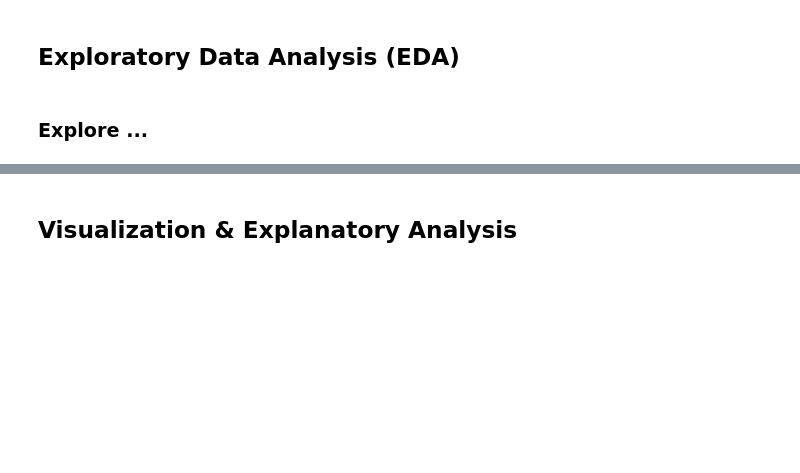
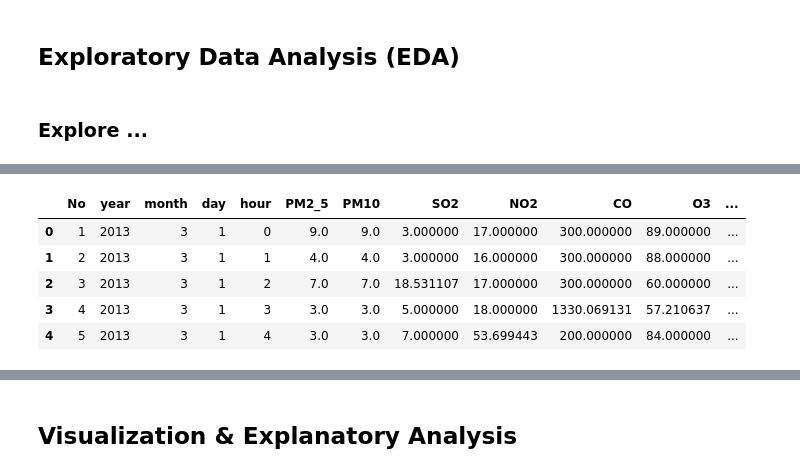
Before and after one commit to agna2103/l_analisis_data, a Jupyter notebook: notebook.ipynb, the cells around one changed output, grey strips where cells are left out. Drawn from its saved outputs; the diff is of its cells as text; code cells hidden in the pictures; blank space fills up the shorter version.

```diff
--- a/notebook.ipynb
+++ b/notebook.ipynb
@@ -605,0 +630,25 @@ dtype: int64
+# %%
+#fungsi untuk menentukan nilai aqi berdasarkan sub index
+def calculate_sub_index(concentration, breakpoints):
+    for (low_conc, high_conc, low_index, high_index) in breakpoints:
+        if low_conc <= concentration <= high_conc:
+            return low_index + (high_index - low_index) / (high_conc - low_conc) * (concentration - low_conc)
+    # jika nilai sub index melebihi batas maka akan dikembalikan menjadi nilai tertinggi aqi
+    return 500
+# %%
+# menghitung nilai AQI untuk setiap baris pada data set
+def calculate_aqi(row):
+
+    # mengubah nilai konsentrasi polutan menjadi sub index
+    row['PM2_5_sub_index'] = calculate_sub_index(row['PM2_5'], PM2_5_breakpoints)
+    row['PM10_sub_index'] = calculate_sub_index(row['PM10'], PM10_breakpoints)
+    row['NO2_sub_index'] = calculate_sub_index(row['NO2'], NO2_breakpoints)
+    row['O3_sub_index'] = calculate_sub_index(row['O3'], O3_breakpoints)
+    row['CO_sub_index'] = calculate_sub_index(row['CO'] * 0.001, CO_breakpoints)  # mengubah µg/m³ menjadi mg/m³
+    row['SO2_sub_index'] = calculate_sub_index(row['SO2'], SO2_breakpoints)
+
+
+    # AQI merupakan nilai sub index tertinggi
+    aqi = max(row['PM2_5_sub_index'], row['PM10_sub_index'], row['NO2_sub_index'],
+              row['O3_sub_index'], row['CO_sub_index'], row['SO2_sub_index'])
+    return aqi
@@ -605,0 +679,11 @@ dtype: int64
+# %%
+#memasukkan kedalam dataframe dongsi
+dongsi_df['AQI'] = dongsi_df.apply(calculate_aqi, axis=1)
+dongsi_df.head()
+# %% [output]
+|  | No | year | month | day | hour | PM2_5 | PM10 | SO2 | NO2 | CO | O3 | ... |
+| 0 | 1 | 2013 | 3 | 1 | 0 | 9.0 | 9.0 | 3.000000 | 17.000000 | 300.000000 | 89.000000 | ... |
+| 1 | 2 | 2013 | 3 | 1 | 1 | 4.0 | 4.0 | 3.000000 | 16.000000 | 300.000000 | 88.000000 | ... |
+| 2 | 3 | 2013 | 3 | 1 | 2 | 7.0 | 7.0 | 18.531107 | 17.000000 | 300.000000 | 60.000000 | ... |
+| 3 | 4 | 2013 | 3 | 1 | 3 | 3.0 | 3.0 | 5.000000 | 18.000000 | 1330.069131 | 57.210637 | ... |
+| 4 | 5 | 2013 | 3 | 1 | 4 | 3.0 | 3.0 | 7.000000 | 53.699443 | 200.000000 | 84.000000 | ... |
```
Also changed, not shown: parts of 15 cells of this notebook.
